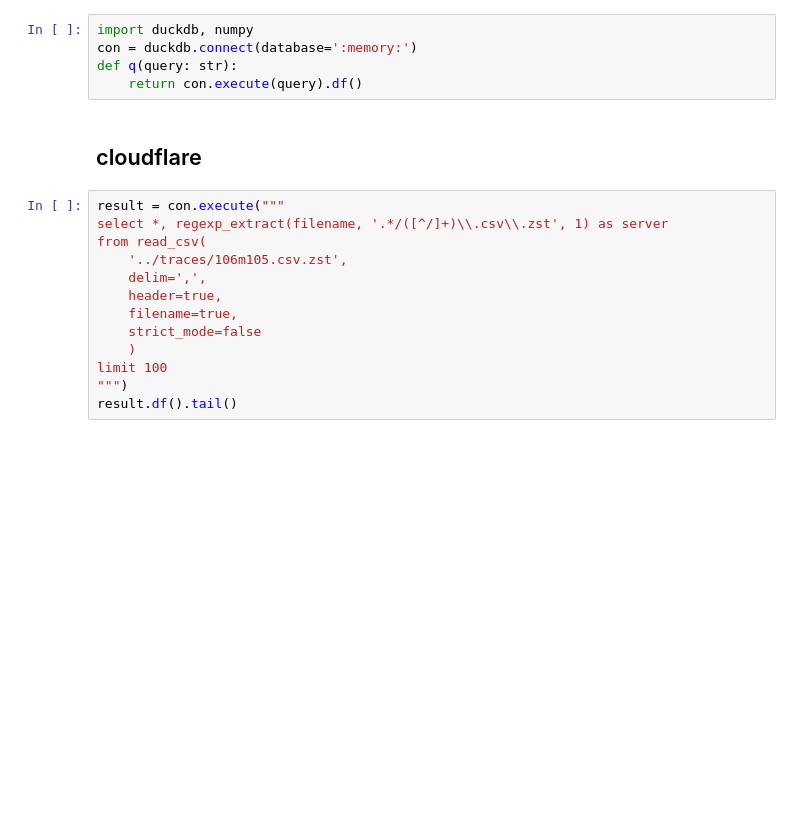
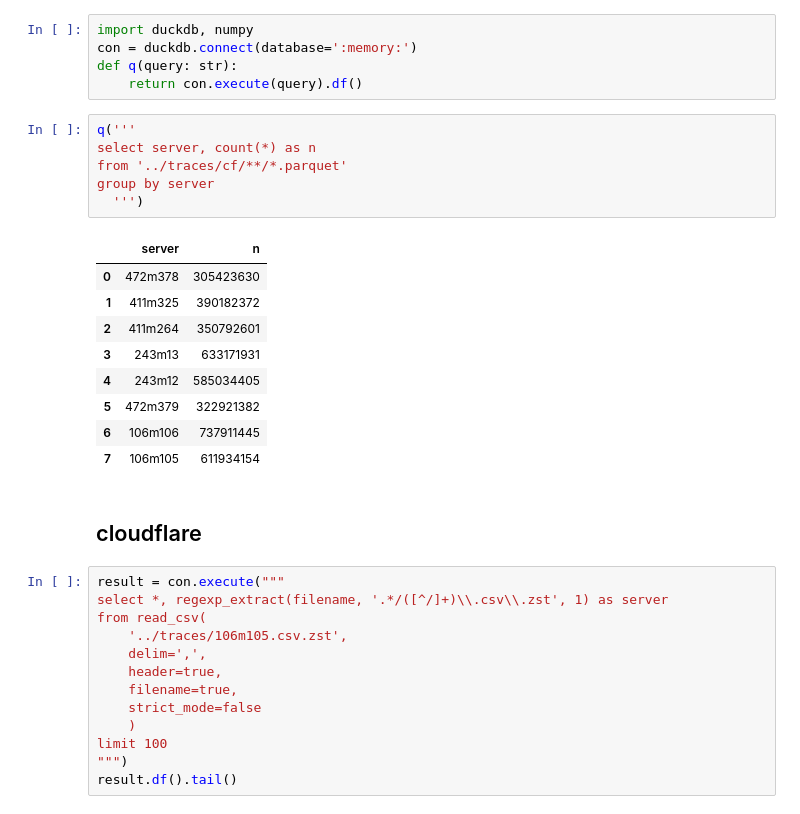
Before and after one commit to IsaacKhor/speculative_revalidation, a Jupyter notebook: analysis/processing.ipynb, the cells around one changed output. Saved outputs shown, nothing was run; the diff lists cells and outputs as text; blank space fills up the shorter version.

```diff
--- a/analysis/processing.ipynb
+++ b/analysis/processing.ipynb
@@ -3,6 +3,22 @@ import duckdb, numpy
 con = duckdb.connect(database=':memory:')
 def q(query: str):
     return con.execute(query).df()
+# %%
+q('''
+select server, count(*) as n
+from '../traces/cf/**/*.parquet'
+group by server
+  ''')
+# %% [output]
+|  | server | n |
+| 0 | 472m378 | 305423630 |
+| 1 | 411m325 | 390182372 |
+| 2 | 411m264 | 350792601 |
+| 3 | 243m13 | 633171931 |
+| 4 | 243m12 | 585034405 |
+| 5 | 472m379 | 322921382 |
+| 6 | 106m106 | 737911445 |
+| 7 | 106m105 | 611934154 |
 # %% [markdown]
 ## cloudflare
 # %%
```
Also changed, not shown: parts of 4 cells of this notebook, 13 other files.
